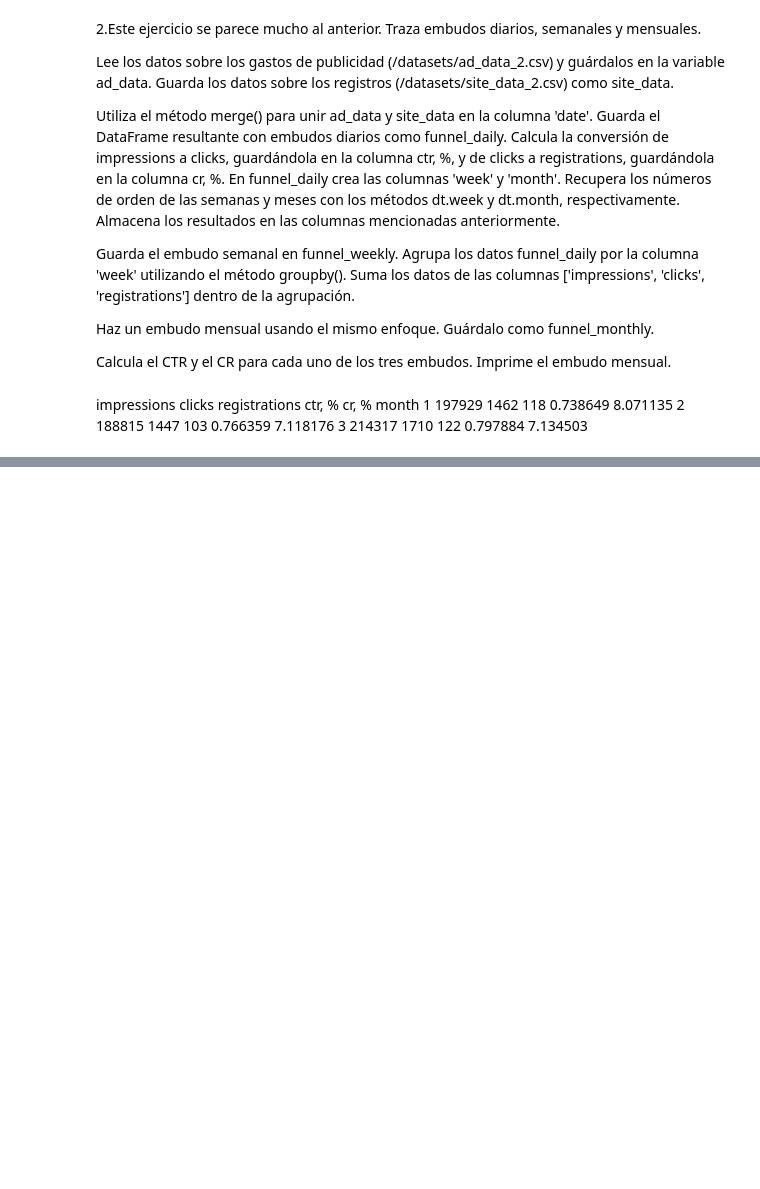
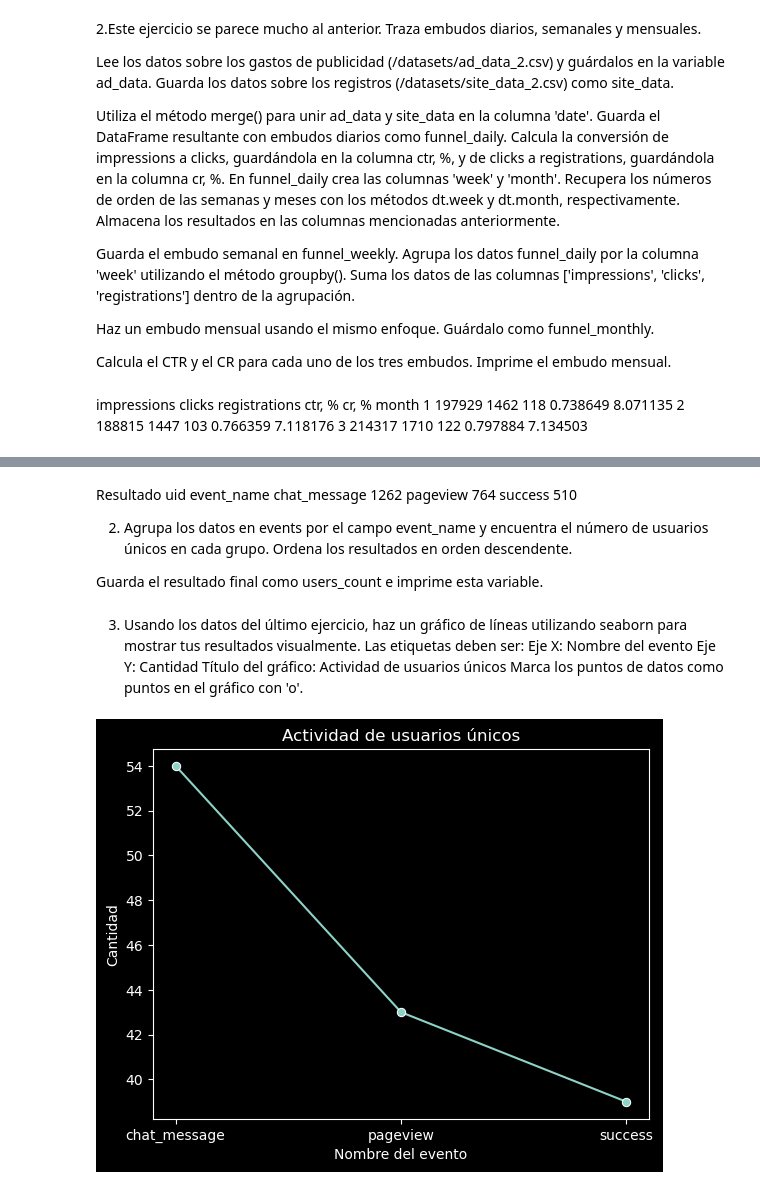
Before and after one commit to romeand/jupyter_notes, a Jupyter notebook: Sprint 9 C2 Metricas y embudos.ipynb, the cells around one changed output, grey strips where cells are left out. Cells and saved outputs as stored; diff of their text form; code cells hidden in the pictures; blank space fills up the shorter version.

```diff
--- a/Sprint 9 C2 Metricas y embudos.ipynb
+++ b/Sprint 9 C2 Metricas y embudos.ipynb
@@ -192,0 +206,11 @@ month
+# %% [markdown]
+Resultado
+               uid
+event_name
+chat_message  1262
+pageview       764
+success        510
+
+2. Agrupa los datos en events por el campo event_name y encuentra el número de usuarios únicos en cada grupo. Ordena los resultados en orden descendente.
+
+Guarda el resultado final como users_count e imprime esta variable.
@@ -192,0 +227,29 @@ month
+# %% [markdown]
+3. Usando los datos del último ejercicio, haz un gráfico de líneas utilizando seaborn para mostrar tus resultados visualmente.
+Las etiquetas deben ser:
+Eje X: Nombre del evento
+Eje Y: Cantidad
+Título del gráfico: Actividad de usuarios únicos
+Marca los puntos de datos como puntos en el gráfico con 'o'.
+# %%
+import pandas as pd
+import seaborn as sns
+import matplotlib.pyplot as plt
+
+# Crear el DataFrame
+data = pd.DataFrame({
+    'event_name': ['chat_message', 'pageview', 'success'],
+    'nunique': [54, 43, 39]
+})
+
+sns.lineplot(x='event_name', y='nunique', marker='o', data=data)
+
+# Establecer las etiquetas y el título
+plt.xlabel('Nombre del evento')
+plt.ylabel('Cantidad')
+plt.title('Actividad de usuarios únicos')
+
+# Mostrar el gráfico
+plt.show()
+# %% [output]
+[figure, added]
```
Also changed, not shown: parts of 11 cells of this notebook.
